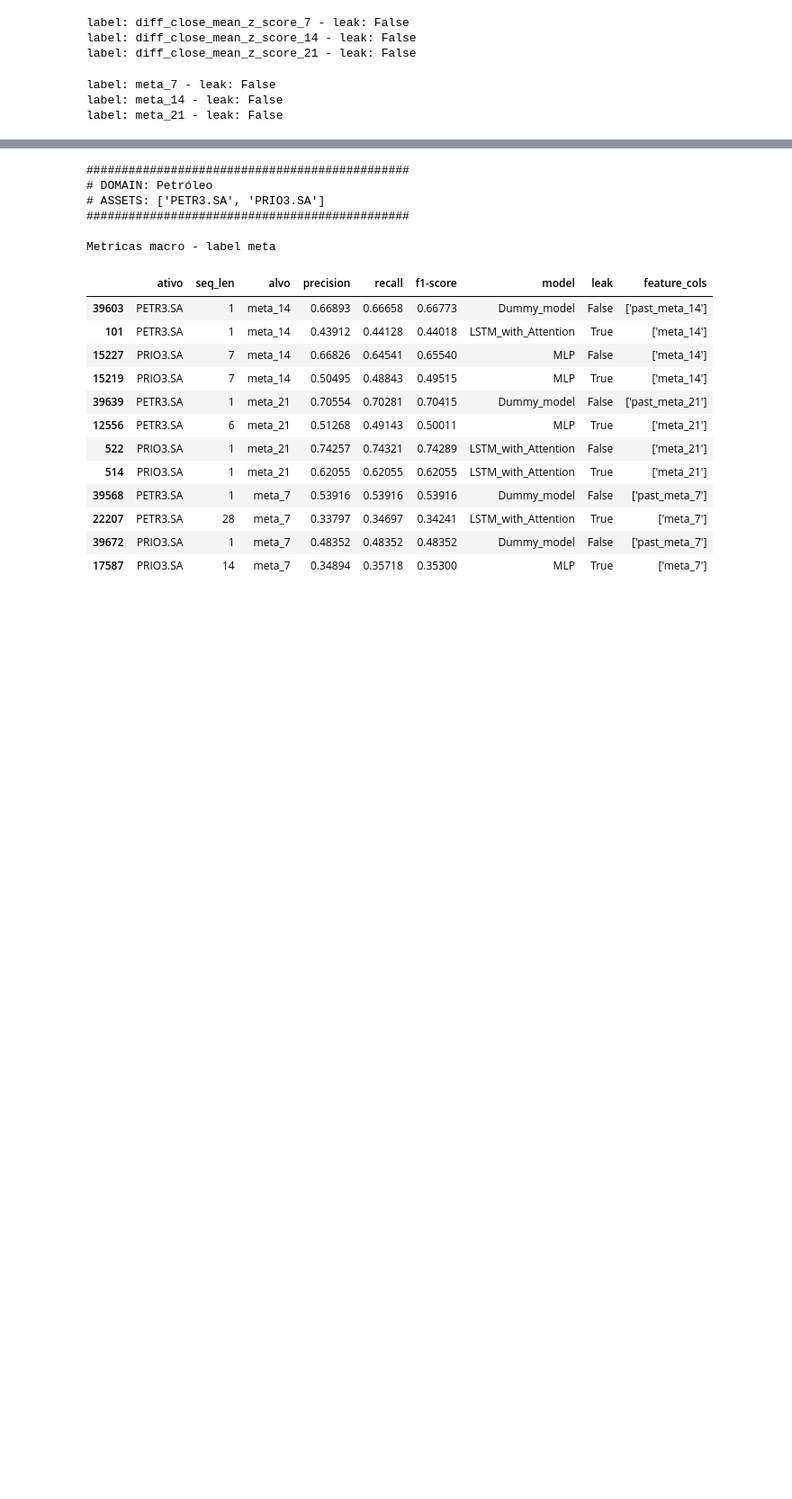
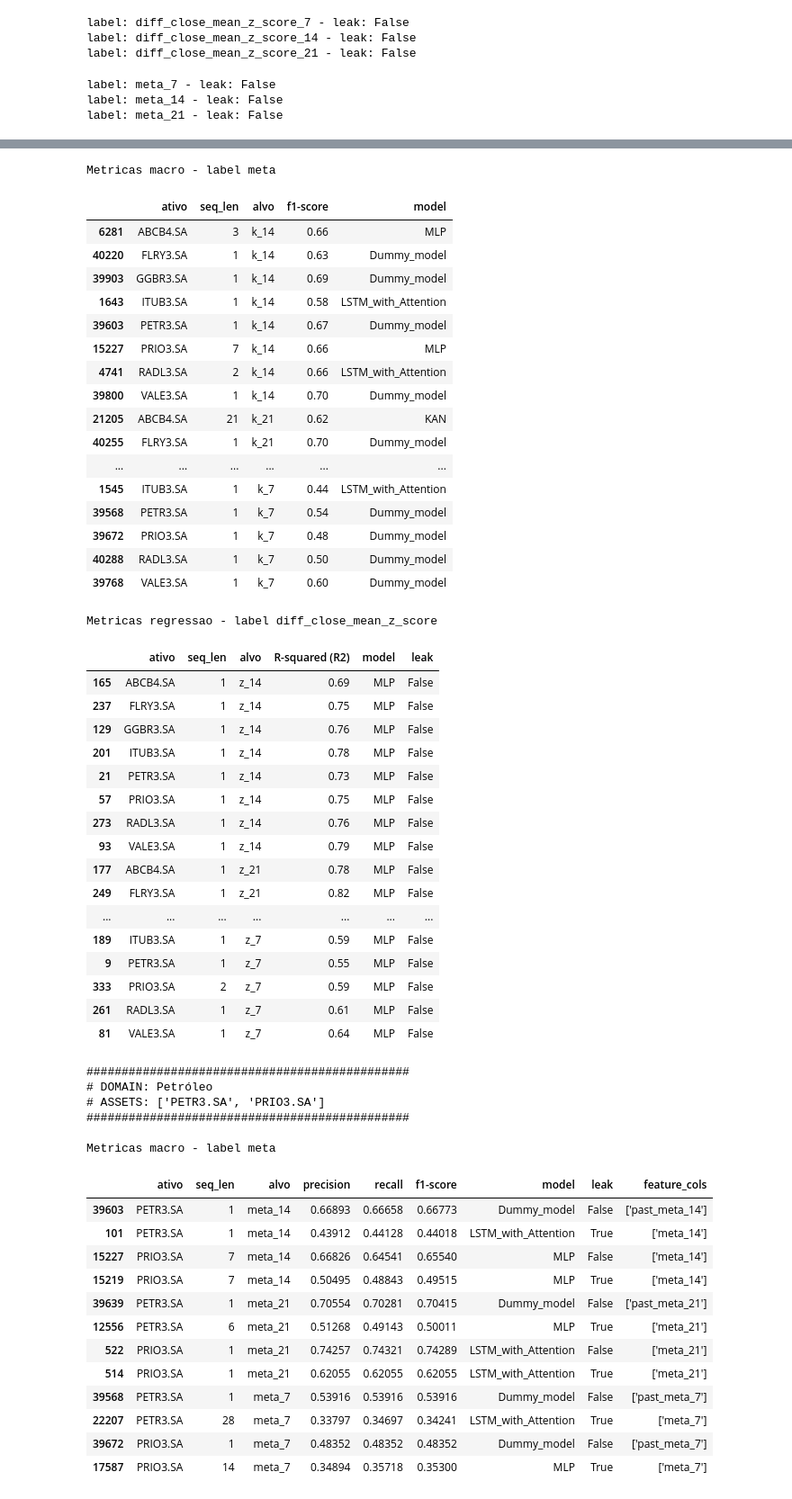
Before and after one commit to semcovici/Mean-Reversion-Prediction-with-Brazilian-Stocks-Market, a Jupyter notebook: notebooks/results_analysis.ipynb, the cells around one changed output, grey strips where cells are left out. Shown at 90% size. Cells and saved outputs as stored; diff of their text form; code cells hidden in the pictures; blank space fills up the shorter version.

```diff
--- a/notebooks/results_analysis.ipynb
+++ b/notebooks/results_analysis.ipynb
@@ -192,8 +199,8 @@ reg_dummy = final_results_reg[
 # %%
-for label in macro_dummy.label_col.unique():
-    for model in macro_dummy.model.unique():
+# for label in macro_dummy.label_col.unique():
+#     for model in macro_dummy.model.unique():
 
-        print(label, model)
+#         print(label, model)
 
-        fig = px.box(macro_dummy, x="model", y="f1-score", points="all")
-        fig.show()
+#         fig = px.box(macro_dummy, x="model", y="f1-score", points="all")
+#         fig.show()
@@ -392,3 +562,65 @@ label: meta_21 - leak: False
+# %%
+
+print('Metricas macro - label meta')
+metrics_clf = macro_clf[macro_clf.label_col.str.contains('meta')].\
+drop(['support', 'scaling_method', 'prediction_type', 'class'], axis =1 ).\
+        rename({'asset': 'ativo', 'label_col': 'alvo'},axis=1)[['ativo','seq_len','alvo', 'f1-score', 'model', 'leak']]
+
+metrics_clf = metrics_clf[metrics_clf.leak == False]
+
+metrics_clf.alvo = metrics_clf.alvo.apply(lambda x: x.replace('meta', 'k'))
+
+display(metrics_clf.loc[metrics_clf.groupby(['alvo','ativo', 'leak'])['f1-score'].idxmax()].drop('leak', axis = 1).round(2))
+
+print('Metricas regressao - label diff_close_mean_z_score')
+
+
+metrics_reg = reg[reg.label_col.str.contains('diff_close_mean_z_score')].\
+    drop(['scaling_method', 'prediction_type', 'feature_cols'], axis = 1).\
+        rename({'asset': 'ativo', 'label_col': 'alvo','f1-score':'valor'},axis=1)[['ativo','seq_len','alvo', 'R-squared (R2)', 'model', 'leak']].round(2)
+
+metrics_reg = metrics_reg[metrics_reg.leak == False]
+
+metrics_reg.alvo = metrics_reg.alvo.apply(lambda x: x.replace('diff_close_mean_z_score', 'z'))
+
+display(metrics_reg.loc[metrics_reg.groupby(['alvo','ativo', 'leak'])['R-squared (R2)'].idxmax()])
+# %% [output]
+Metricas macro - label meta
+|  | ativo | seq_len | alvo | f1-score | model |
+| 6281 | ABCB4.SA | 3 | k_14 | 0.66 | MLP |
+| 40220 | FLRY3.SA | 1 | k_14 | 0.63 | Dummy_model |
+| 39903 | GGBR3.SA | 1 | k_14 | 0.69 | Dummy_model |
+| 1643 | ITUB3.SA | 1 | k_14 | 0.58 | LSTM_with_Attention |
+| 39603 | PETR3.SA | 1 | k_14 | 0.67 | Dummy_model |
+| 15227 | PRIO3.SA | 7 | k_14 | 0.66 | MLP |
+| 4741 | RADL3.SA | 2 | k_14 | 0.66 | LSTM_with_Attention |
+| 39800 | VALE3.SA | 1 | k_14 | 0.70 | Dummy_model |
+| 21205 | ABCB4.SA | 21 | k_21 | 0.62 | KAN |
+| 40255 | FLRY3.SA | 1 | k_21 | 0.70 | Dummy_model |
+| ... | ... | ... | ... | ... | ... |
+| 1545 | ITUB3.SA | 1 | k_7 | 0.44 | LSTM_with_Attention |
+| 39568 | PETR3.SA | 1 | k_7 | 0.54 | Dummy_model |
+| 39672 | PRIO3.SA | 1 | k_7 | 0.48 | Dummy_model |
+| 40288 | RADL3.SA | 1 | k_7 | 0.50 | Dummy_model |
+| 39768 | VALE3.SA | 1 | k_7 | 0.60 | Dummy_model |
+Metricas regressao - label diff_close_mean_z_score
+|  | ativo | seq_len | alvo | R-squared (R2) | model | leak |
+| 165 | ABCB4.SA | 1 | z_14 | 0.69 | MLP | False |
+| 237 | FLRY3.SA | 1 | z_14 | 0.75 | MLP | False |
+| 129 | GGBR3.SA | 1 | z_14 | 0.76 | MLP | False |
+| 201 | ITUB3.SA | 1 | z_14 | 0.78 | MLP | False |
+| 21 | PETR3.SA | 1 | z_14 | 0.73 | MLP | False |
+| 57 | PRIO3.SA | 1 | z_14 | 0.75 | MLP | False |
+| 273 | RADL3.SA | 1 | z_14 | 0.76 | MLP | False |
+| 93 | VALE3.SA | 1 | z_14 | 0.79 | MLP | False |
+| 177 | ABCB4.SA | 1 | z_21 | 0.78 | MLP | False |
+| 249 | FLRY3.SA | 1 | z_21 | 0.82 | MLP | False |
+| ... | ... | ... | ... | ... | ... | ... |
+| 189 | ITUB3.SA | 1 | z_7 | 0.59 | MLP | False |
+| 9 | PETR3.SA | 1 | z_7 | 0.55 | MLP | False |
+| 333 | PRIO3.SA | 2 | z_7 | 0.59 | MLP | False |
+| 261 | RADL3.SA | 1 | z_7 | 0.61 | MLP | False |
+| 81 | VALE3.SA | 1 | z_7 | 0.64 | MLP | False |
 # %%
 for assets, domain in assets_domain:
     print(f'''
```
Also changed, not shown: parts of 9 cells of this notebook, 17 other files.
